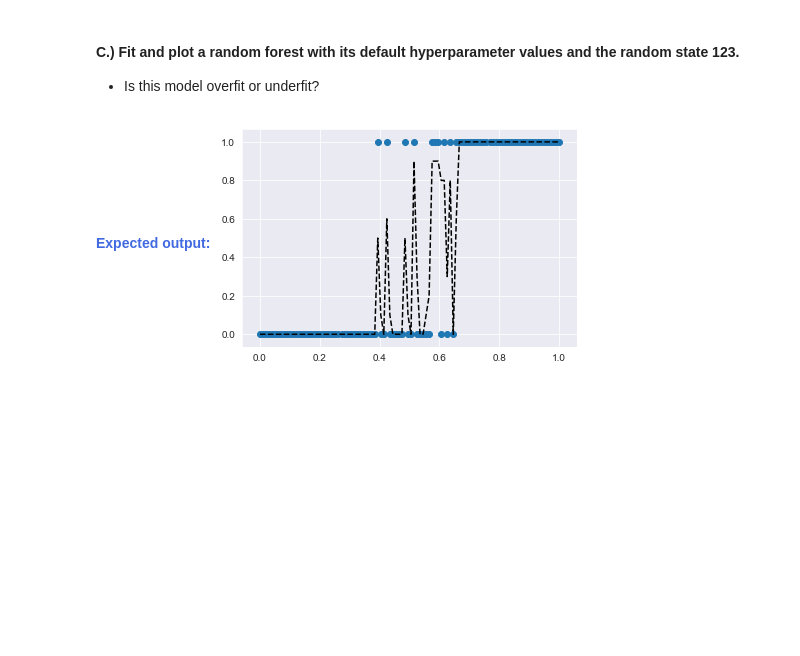
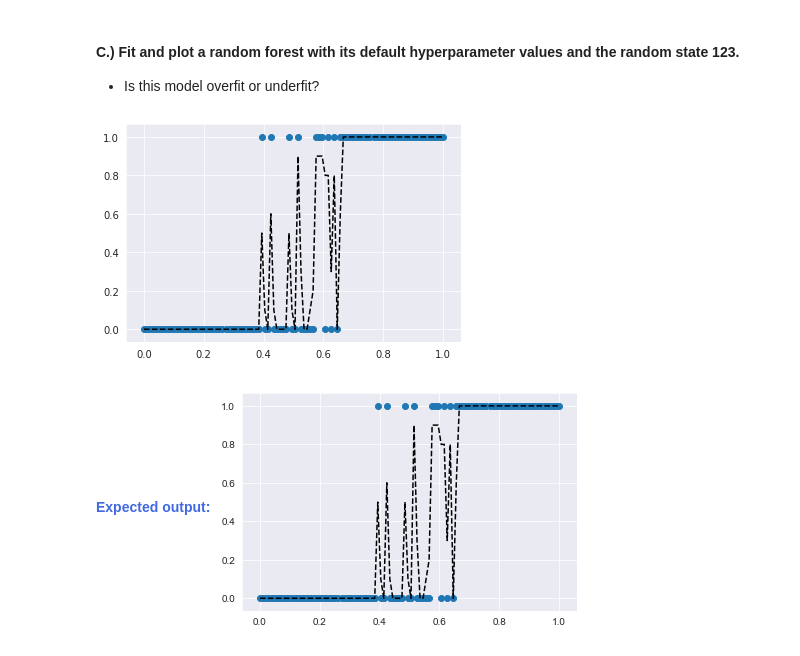
Before and after one commit to cedricsoares/elite_data_science, a Jupyter notebook: 3 - Workbook - Classification Algorithms.ipynb, the cells around one changed output. Drawn from its saved outputs; the diff is of its cells as text; code cells hidden in the pictures; blank space fills up the shorter version.

```diff
--- a/3 - Workbook - Classification Algorithms.ipynb
+++ b/3 - Workbook - Classification Algorithms.ipynb
@@ -302,6 +329,11 @@ RandomForestClassifier(bootstrap=True, class_weight=None, criterion='gini',
 # %% [markdown]
 #### C.) Fit and plot a random forest with its default hyperparameter values and the random state 123.
 * Is this model overfit or underfit?
+# %%
+fit_and_plot_classifier(RandomForestClassifier(random_state=123))
+plt.show()
+# %% [output]
+[figure, added]
 # %% [markdown]
 <strong style="color:RoyalBlue">Expected output:</strong>
 <img src="embedded-picture-1">
```
Also changed, not shown: parts of 12 cells of this notebook.
